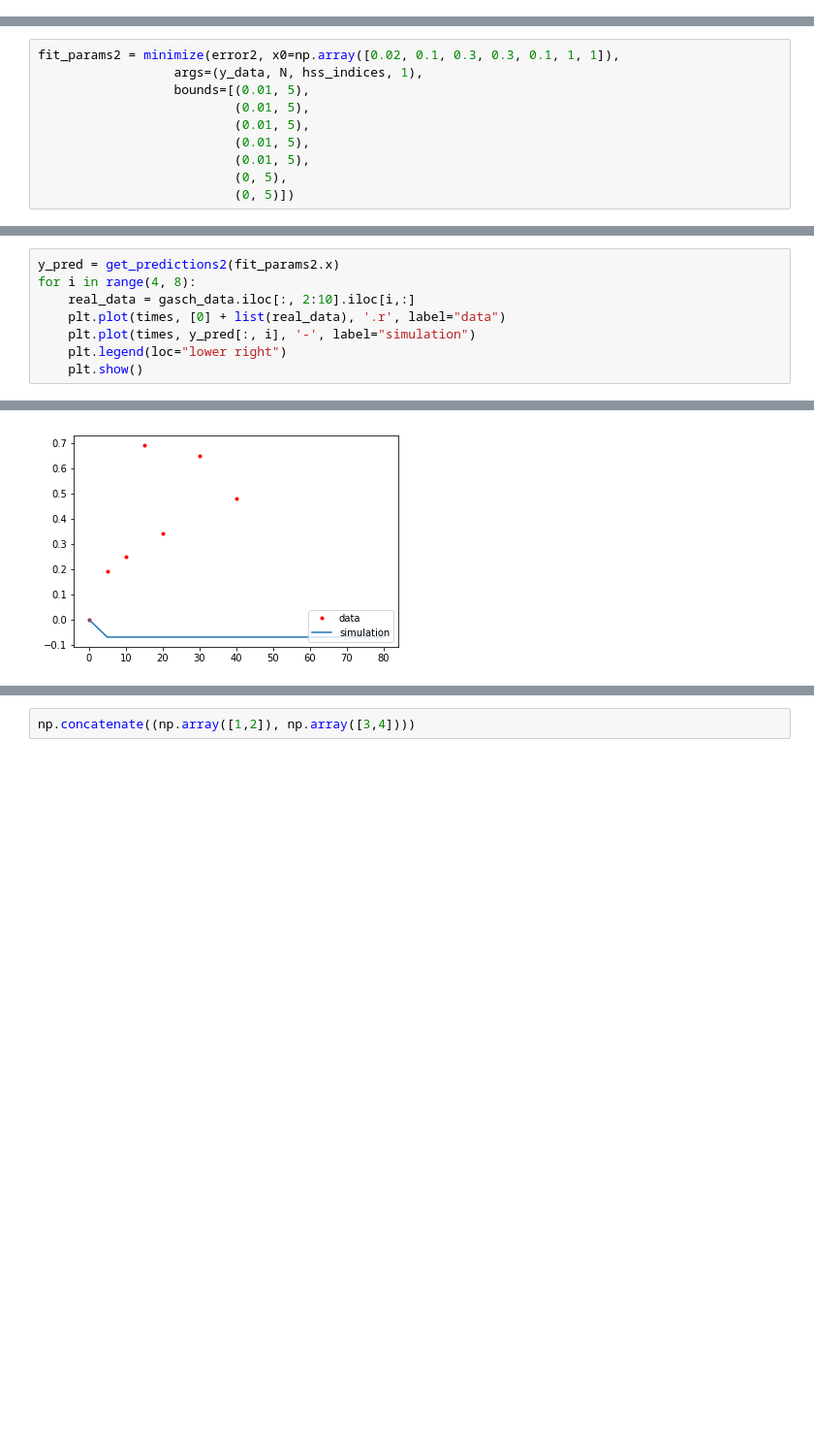
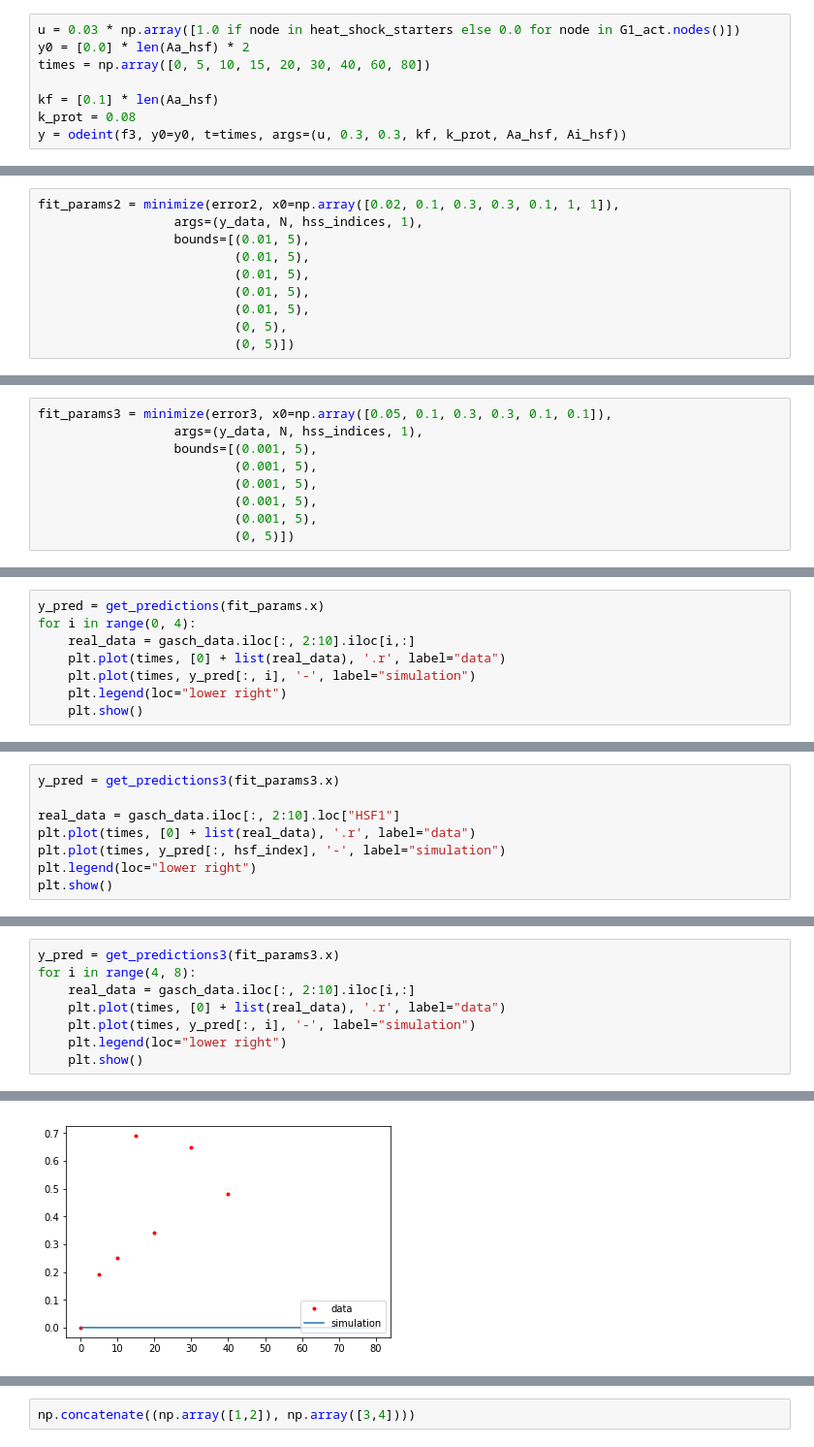
Before and after one commit to jnnanvrro/generegnetwork, a Jupyter notebook: yeastnet_project/Feb9/Parameter estimation.ipynb, the cells around one changed output, grey strips where cells are left out. Shown at 97% size. Drawn from its saved outputs; the diff is of its cells as text; blank space fills up the shorter version.

Commit message:
Added parameter estimation file.

```diff
--- a/yeastnet_project/Feb9/Parameter estimation.ipynb
+++ b/yeastnet_project/Feb9/Parameter estimation.ipynb
@@ -250,0 +281,8 @@ plt.show()
+# %%
+u = 0.03 * np.array([1.0 if node in heat_shock_starters else 0.0 for node in G1_act.nodes()])
+y0 = [0.0] * len(Aa_hsf) * 2
+times = np.array([0, 5, 10, 15, 20, 30, 40, 60, 80])
+
+kf = [0.1] * len(Aa_hsf)
+k_prot = 0.08
+y = odeint(f3, y0=y0, t=times, args=(u, 0.3, 0.3, kf, k_prot, Aa_hsf, Ai_hsf))
@@ -377 +514,10 @@ fit_params2
+# %%
+fit_params3 = minimize(error3, x0=np.array([0.05, 0.1, 0.3, 0.3, 0.1, 0.1]),
+                  args=(y_data, N, hss_indices, 1),
+                  bounds=[(0.001, 5),
+                          (0.001, 5),
+                          (0.001, 5),
+                          (0.001, 5),
+                          (0.001, 5),
+                          (0, 5)])
 # %%
@@ -436,3 +661,11 @@ plt.legend(loc="lower right")
 plt.show()
 # %% [output]
 [figure]
+# %%
+y_pred = get_predictions(fit_params.x)
+for i in range(0, 4):
+    real_data = gasch_data.iloc[:, 2:10].iloc[i,:]
+    plt.plot(times, [0] + list(real_data), '.r', label="data")
+    plt.plot(times, y_pred[:, i], '-', label="simulation")
+    plt.legend(loc="lower right")
+    plt.show()
@@ -438,0 +677,8 @@ plt.show()
+# %%
+y_pred = get_predictions3(fit_params3.x)
+
+real_data = gasch_data.iloc[:, 2:10].loc["HSF1"]
+plt.plot(times, [0] + list(real_data), '.r', label="data")
+plt.plot(times, y_pred[:, hsf_index], '-', label="simulation")
+plt.legend(loc="lower right")
+plt.show()
@@ -439,5 +687,5 @@ plt.show()
 # %%
-y_pred = get_predictions2(fit_params2.x)
+y_pred = get_predictions3(fit_params3.x)
 for i in range(4, 8):
     real_data = gasch_data.iloc[:, 2:10].iloc[i,:]
     plt.plot(times, [0] + list(real_data), '.r', label="data")
@@ -450 +698 @@ for i in range(4, 8):
-[figure, old version]
+[figure, new version]
```
Also changed, not shown: parts of 33 cells of this notebook.
